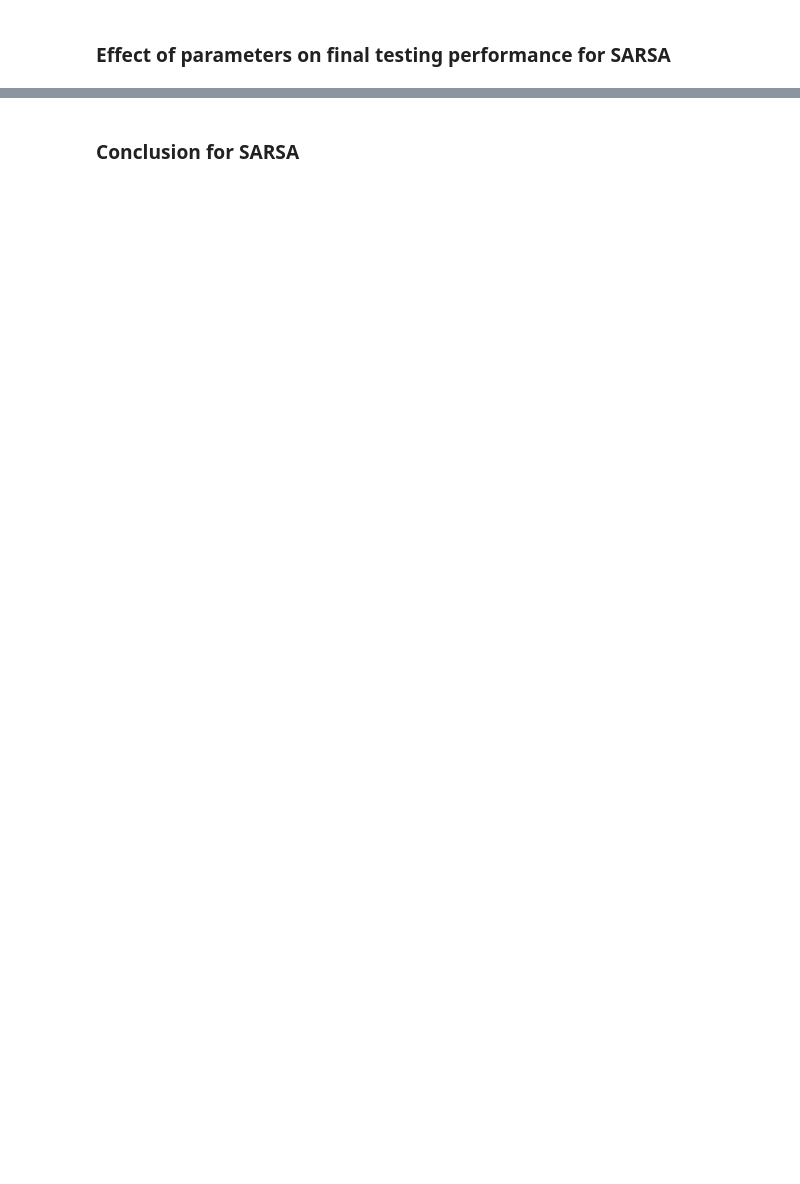
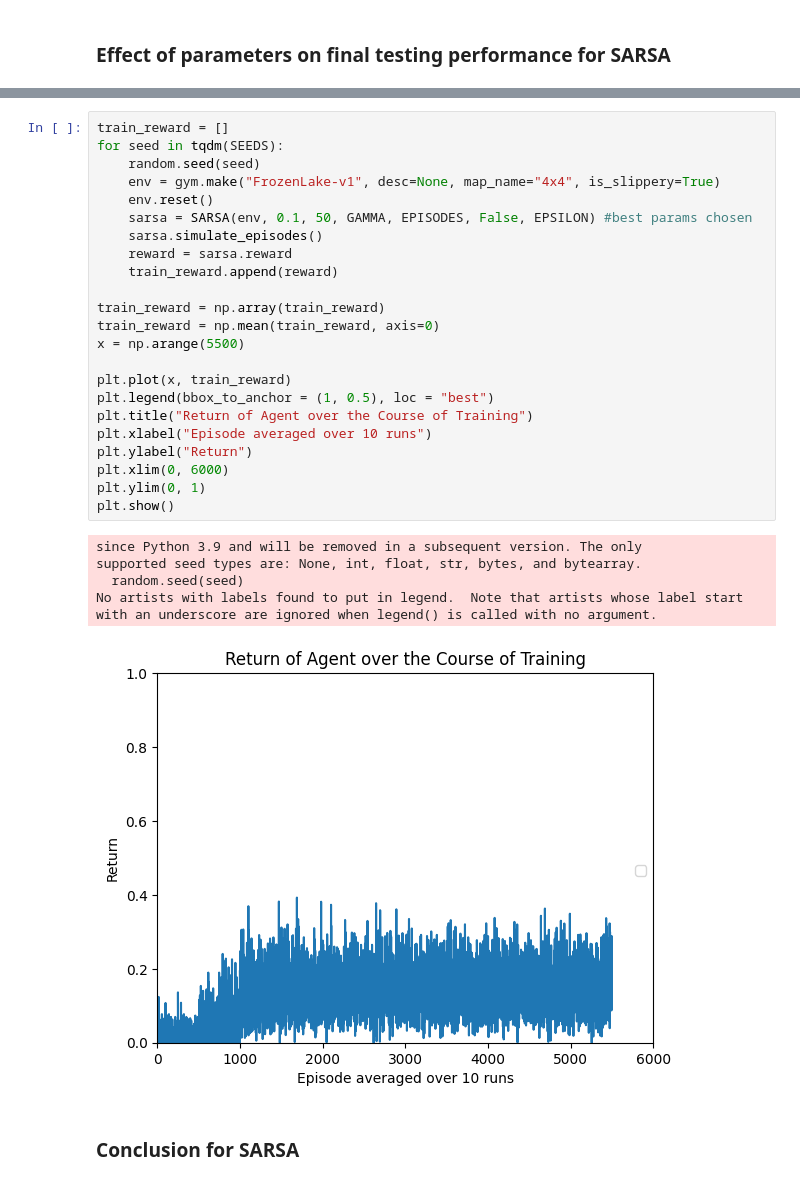
Before and after one commit to Ling01234/SARSA-Function-Approximation, a Jupyter notebook: assignment2_rl.ipynb, the cells around one changed output, grey strips where cells are left out. Cells and saved outputs as stored; diff of their text form; blank space fills up the shorter version.

```diff
--- a/assignment2_rl.ipynb
+++ b/assignment2_rl.ipynb
@@ -352,2 +120,31 @@ KeyboardInterrupt:
+# %%
+train_reward = []
+for seed in tqdm(SEEDS):
+    random.seed(seed)
+    env = gym.make("FrozenLake-v1", desc=None, map_name="4x4", is_slippery=True)
+    env.reset()
+    sarsa = SARSA(env, 0.1, 50, GAMMA, EPISODES, False, EPSILON) #best params chosen
+    sarsa.simulate_episodes()
+    reward = sarsa.reward
+    train_reward.append(reward)
+
+train_reward = np.array(train_reward)
+train_reward = np.mean(train_reward, axis=0)
+x = np.arange(5500)
+
+plt.plot(x, train_reward)
+plt.legend(bbox_to_anchor = (1, 0.5), loc = "best")
+plt.title("Return of Agent over the Course of Training")
+plt.xlabel("Episode averaged over 10 runs")
+plt.ylabel("Return")
+plt.xlim(0, 6000)
+plt.ylim(0, 1)
+plt.show()
+# %% [output]
+since Python 3.9 and will be removed in a subsequent version. The only
+supported seed types are: None, int, float, str, bytes, and bytearray.
+  random.seed(seed)
+No artists with labels found to put in legend.  Note that artists whose label start with an underscore are ignored when legend() is called with no argument.
+[figure, added]
 # %% [markdown]
 ### Conclusion for SARSA
```
Also changed, not shown: parts of 6 cells of this notebook, 1 other file.
